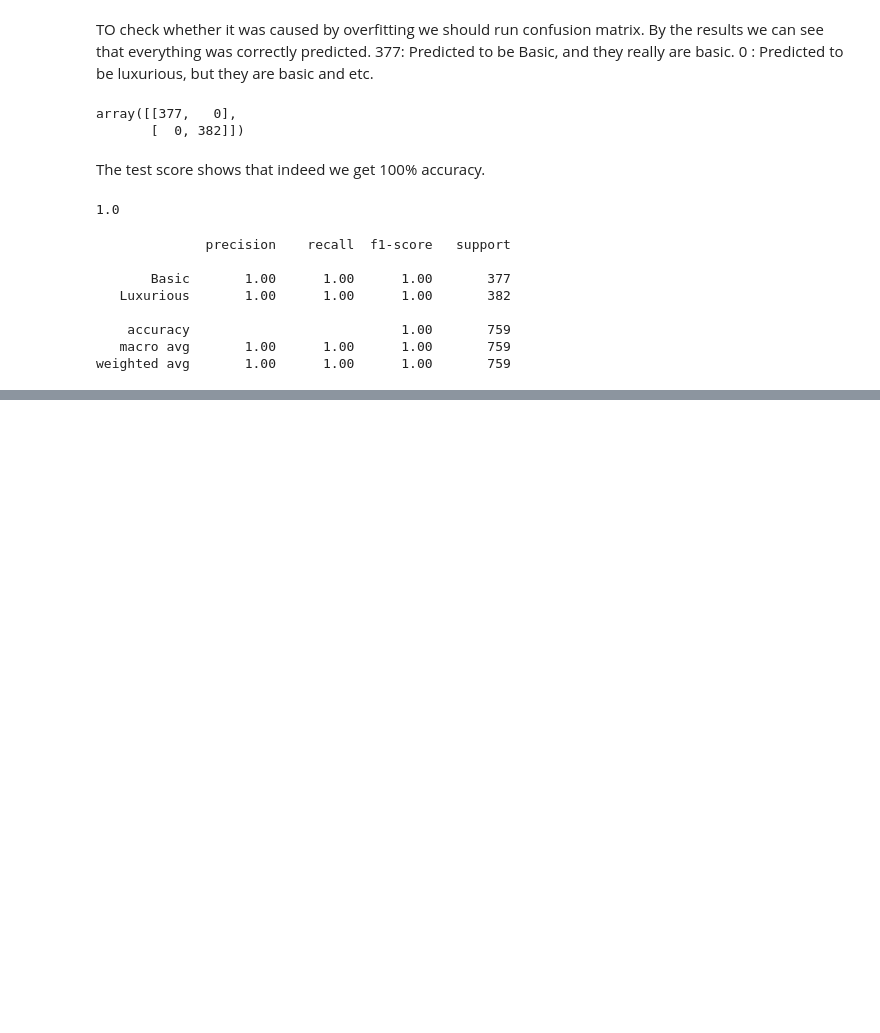
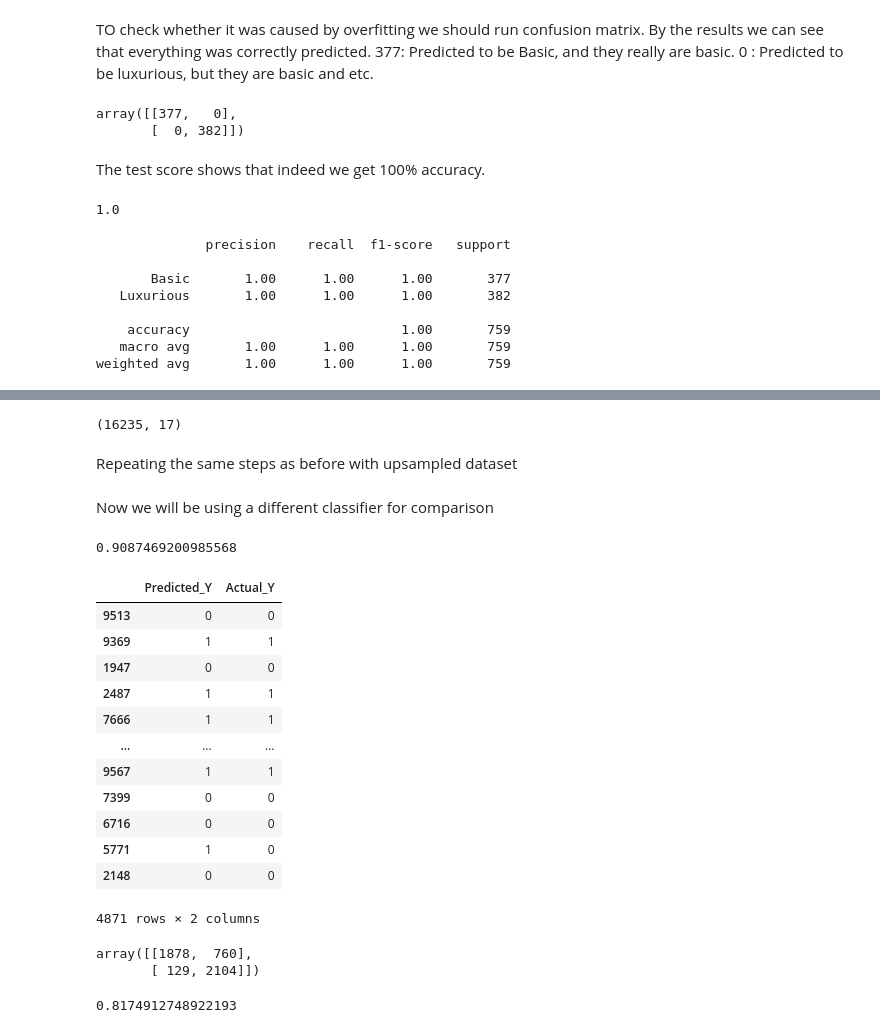
Before and after one commit to vardanyann/DataMining, a Jupyter notebook: Data Mining Final project.ipynb, the cells around one changed output, grey strips where cells are left out. Cells and saved outputs as stored; diff of their text form; code cells hidden in the pictures; blank space fills up the shorter version.

```diff
--- a/Data Mining Final project.ipynb
+++ b/Data Mining Final project.ipynb
@@ -249,0 +272,60 @@ weighted avg       1.00      1.00      1.00       759
+# %%
+majority = data2[(data2['category']==0)]
+minority = data2[(data2['category']==1)]
+
+#upsampling the minority dataset
+
+minority_upsampled = resample(minority,
+                                replace = True,
+                                n_samples = 7500, # to match majority class
+                                random_state =42)
+
+#Combining the majority class with upsampled minority class
+upsampled = pd.concat([minority_upsampled, majority])
+upsampled.shape
+# %% [output]
+(16235, 17)
+# %% [markdown]
+Repeating the same steps as before with upsampled dataset
+# %%
+X = upsampled.drop('category',axis=1)
+y = upsampled['category']
+
+scaler = StandardScaler()
+std_df = scaler.fit_transform(X)
+X_train,X_test,Y_train,Y_test = train_test_split(X,y, test_size=0.3 , random_state=42)
+# %% [markdown]
+Now we will be using a different classifier for comparison
+# %%
+kclf = KNeighborsClassifier(n_neighbors=3)
+kclf.fit(X_train, Y_train)
+kclf.score(X_train,Y_train)
+# %% [output]
+0.9087469200985568
+# %%
+Y_pred = kclf.predict(X_test)
+test = pd.DataFrame({'Predicted_Y':Y_pred, 'Actual_Y':Y_test})
+test
+# %% [output]
+|  | Predicted_Y | Actual_Y |
+| 9513 | 0 | 0 |
+| 9369 | 1 | 1 |
+| 1947 | 0 | 0 |
+| 2487 | 1 | 1 |
+| 7666 | 1 | 1 |
+| ... | ... | ... |
+| 9567 | 1 | 1 |
+| 7399 | 0 | 0 |
+| 6716 | 0 | 0 |
+| 5771 | 1 | 0 |
+| 2148 | 0 | 0 |
+4871 rows × 2 columns
+# %%
+confusion_matrix(Y_test, Y_pred)
+# %% [output]
+array([[1878,  760],
+       [ 129, 2104]])
+# %%
+kclf.score(X_test,Y_test)
+# %% [output]
+0.8174912748922193
```
Also changed, not shown: parts of 4 cells of this notebook.
